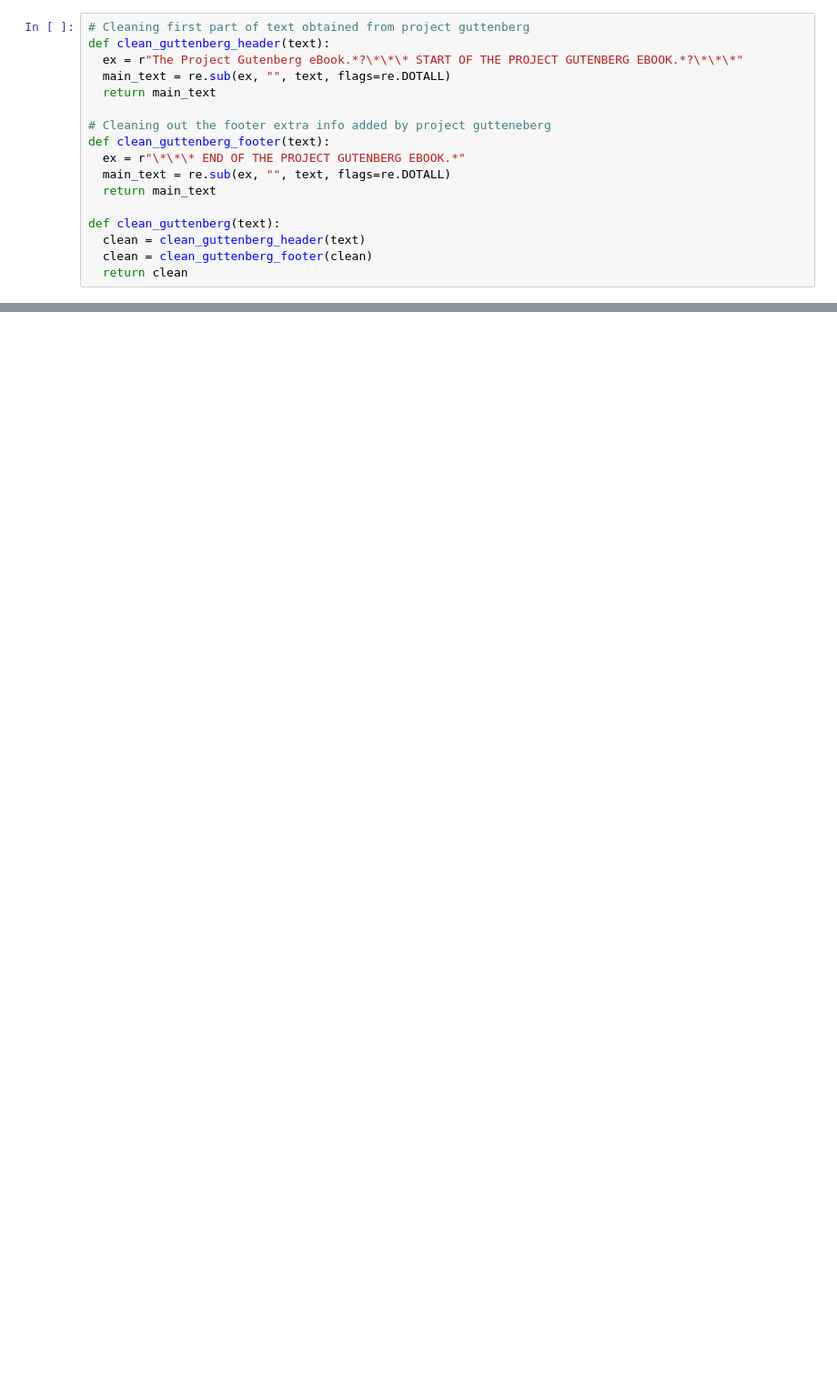
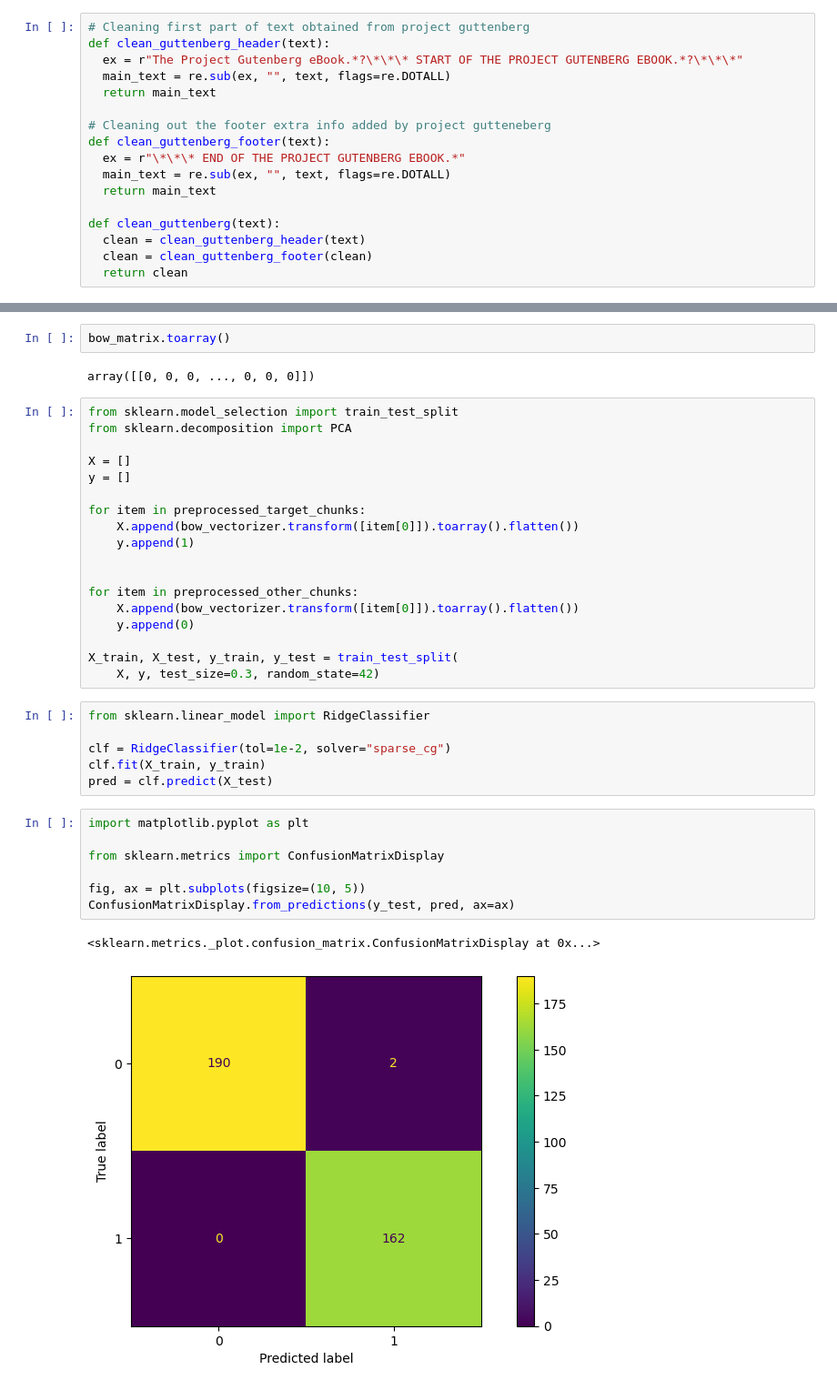
Before and after one commit to amirivojdan/nlp524, a Jupyter notebook: Project1/code.ipynb, the cells around one changed output, grey strips where cells are left out. Shown: that part at 91% size. Drawn from its saved outputs; the diff is of its cells as text; blank space fills up the shorter version.

```diff
--- a/Project1/code.ipynb
+++ b/Project1/code.ipynb
@@ -46,0 +122,38 @@ normalized_targets[1]
+# %%
+bow_matrix.toarray()
+# %% [output]
+array([[0, 0, 0, ..., 0, 0, 0]])
+# %%
+from sklearn.model_selection import train_test_split
+from sklearn.decomposition import PCA
+
+X = []
+y = []
+
+for item in preprocessed_target_chunks:
+    X.append(bow_vectorizer.transform([item[0]]).toarray().flatten())
+    y.append(1)
+
+
+for item in preprocessed_other_chunks:
+    X.append(bow_vectorizer.transform([item[0]]).toarray().flatten())
+    y.append(0)
+
+X_train, X_test, y_train, y_test = train_test_split(
+    X, y, test_size=0.3, random_state=42)
+# %%
+from sklearn.linear_model import RidgeClassifier
+
+clf = RidgeClassifier(tol=1e-2, solver="sparse_cg")
+clf.fit(X_train, y_train)
+pred = clf.predict(X_test)
+# %%
+import matplotlib.pyplot as plt
+
+from sklearn.metrics import ConfusionMatrixDisplay
+
+fig, ax = plt.subplots(figsize=(10, 5))
+ConfusionMatrixDisplay.from_predictions(y_test, pred, ax=ax)
+# %% [output]
+<sklearn.metrics._plot.confusion_matrix.ConfusionMatrixDisplay at 0x...>
+[figure, added]
```
Also changed, not shown: parts of 17 cells of this notebook, 27 other files.
